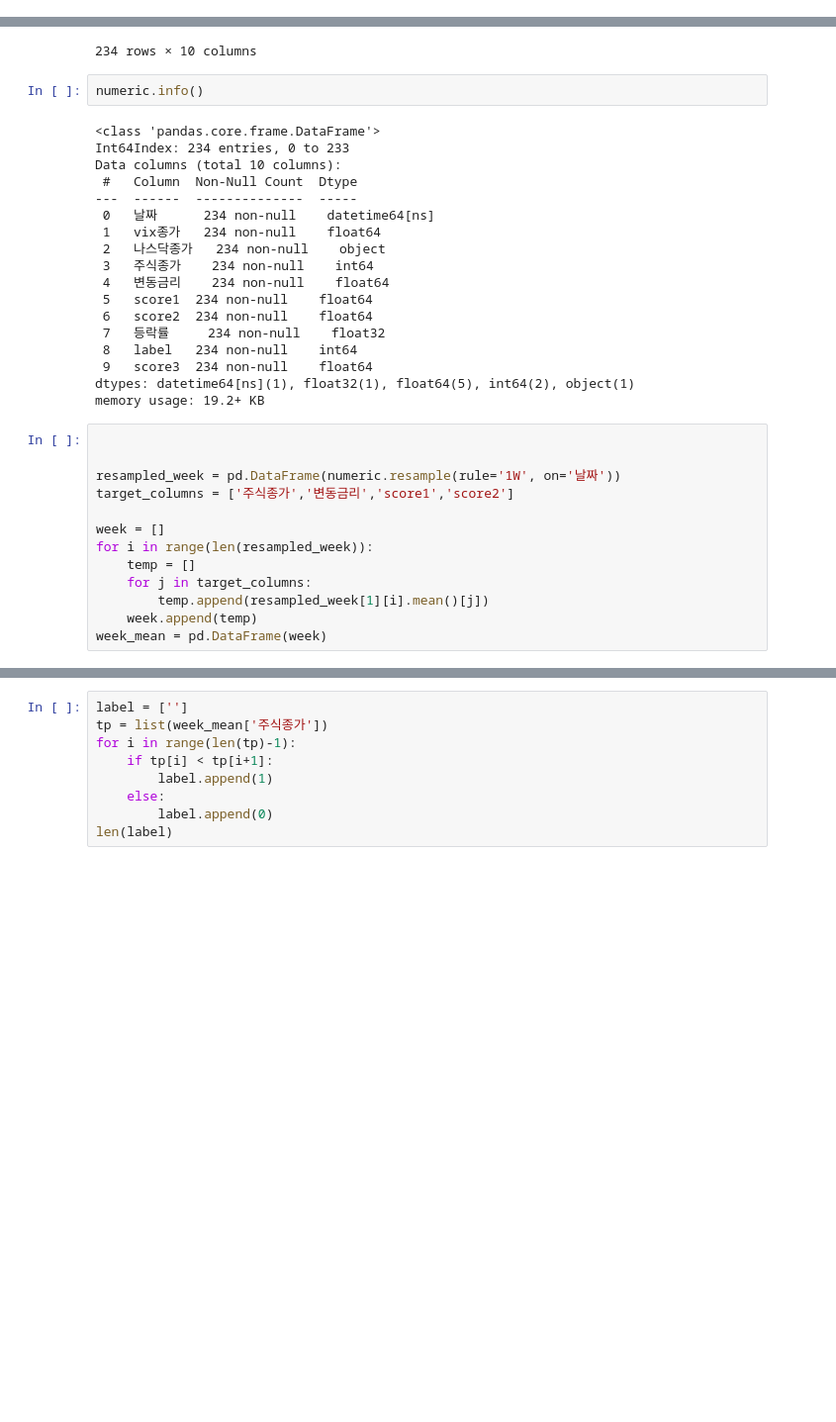
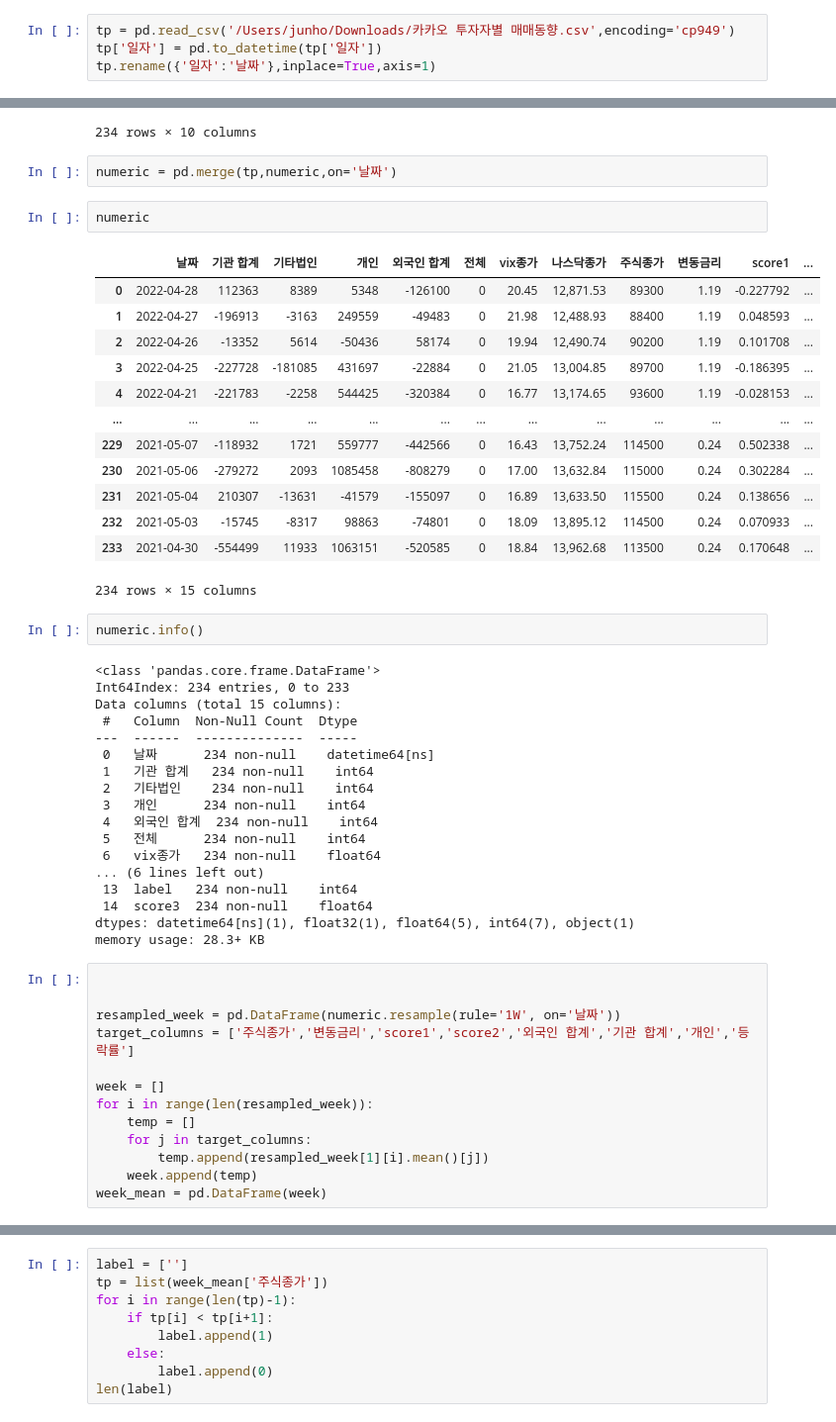
Before and after one commit to jjh0987/big_data_prac, a Jupyter notebook: big_data/lecture/week18/final07.ipynb, the cells around one changed output, grey strips where cells are left out. Shown at 99% size. Saved outputs shown, nothing was run; the diff lists cells and outputs as text; blank space fills up the shorter version.

```diff
--- a/big_data/lecture/week18/final07.ipynb
+++ b/big_data/lecture/week18/final07.ipynb
@@ -192,6 +192,10 @@ Data columns (total 10 columns):
  9   score3  234 non-null    float64
 dtypes: datetime64[ns](1), float32(1), float64(5), int64(2), object(1)
 memory usage: 19.2+ KB
+# %%
+tp = pd.read_csv('/Users/junho/Downloads/카카오 투자자별 매매동향.csv',encoding='cp949')
+tp['일자'] = pd.to_datetime(tp['일자'])
+tp.rename({'일자':'날짜'},inplace=True,axis=1)
 # %%
 numeric
 # %% [output]
@@ -208,31 +212,49 @@ numeric
 | 232 | 2022-04-27 | 21.98 | 12,488.93 | 88400 | 1.19 | 0.048593 | 0.238457 | -2.00 | 0 | 0.121720 |
 | 233 | 2022-04-28 | 20.45 | 12,871.53 | 89300 | 1.19 | -0.227792 | -0.623107 | 1.02 | 1 | -0.350190 |
 234 rows × 10 columns
+# %%
+numeric = pd.merge(tp,numeric,on='날짜')
+# %%
+numeric
+# %% [output]
+|  | 날짜 | 기관 합계 | 기타법인 | 개인 | 외국인 합계 | 전체 | vix종가 | 나스닥종가 | 주식종가 | 변동금리 | score1 | ... |
+| 0 | 2022-04-28 | 112363 | 8389 | 5348 | -126100 | 0 | 20.45 | 12,871.53 | 89300 | 1.19 | -0.227792 | ... |
+| 1 | 2022-04-27 | -196913 | -3163 | 249559 | -49483 | 0 | 21.98 | 12,488.93 | 88400 | 1.19 | 0.048593 | ... |
+| 2 | 2022-04-26 | -13352 | 5614 | -50436 | 58174 | 0 | 19.94 | 12,490.74 | 90200 | 1.19 | 0.101708 | ... |
+| 3 | 2022-04-25 | -227728 | -181085 | 431697 | -22884 | 0 | 21.05 | 13,004.85 | 89700 | 1.19 | -0.186395 | ... |
+| 4 | 2022-04-21 | -221783 | -2258 | 544425 | -320384 | 0 | 16.77 | 13,174.65 | 93600 | 1.19 | -0.028153 | ... |
+| ... | ... | ... | ... | ... | ... | ... | ... | ... | ... | ... | ... | ... |
+| 229 | 2021-05-07 | -118932 | 1721 | 559777 | -442566 | 0 | 16.43 | 13,752.24 | 114500 | 0.24 | 0.502338 | ... |
+| 230 | 2021-05-06 | -279272 | 2093 | 1085458 | -808279 | 0 | 17.00 | 13,632.84 | 115000 | 0.24 | 0.302284 | ... |
+| 231 | 2021-05-04 | 210307 | -13631 | -41579 | -155097 | 0 | 16.89 | 13,633.50 | 115500 | 0.24 | 0.138656 | ... |
+| 232 | 2021-05-03 | -15745 | -8317 | 98863 | -74801 | 0 | 18.09 | 13,895.12 | 114500 | 0.24 | 0.070933 | ... |
+| 233 | 2021-04-30 | -554499 | 11933 | 1063151 | -520585 | 0 | 18.84 | 13,962.68 | 113500 | 0.24 | 0.170648 | ... |
+234 rows × 15 columns
 # %%
 numeric.info()
 # %% [output]
 <class 'pandas.core.frame.DataFrame'>
 Int64Index: 234 entries, 0 to 233
-Data columns (total 10 columns):
+Data columns (total 15 columns):
  #   Column  Non-Null Count  Dtype
 ---  ------  --------------  -----
  0   날짜      234 non-null    datetime64[ns]
- 1   vix종가   234 non-null    float64
- 2   나스닥종가   234 non-null    object
- 3   주식종가    234 non-null    int64
- 4   변동금리    234 non-null    float64
- 5   score1  234 non-null    float64
- 6   score2  234 non-null    float64
- 7   등락률     234 non-null    float32
- 8   label   234 non-null    int64
- 9   score3  234 non-null    float64
-dtypes: datetime64[ns](1), float32(1), float64(5), int64(2), object(1)
-memory usage: 19.2+ KB
+ 1   기관 합계   234 non-null    int64
+ 2   기타법인    234 non-null    int64
+ 3   개인      234 non-null    int64
+ 4   외국인 합계  234 non-null    int64
+ 5   전체      234 non-null    int64
+ 6   vix종가   234 non-null    float64
+... (6 lines left out)
+ 13  label   234 non-null    int64
+ 14  score3  234 non-null    float64
+dtypes: datetime64[ns](1), float32(1), float64(5), int64(7), object(1)
+memory usage: 28.3+ KB
 # %%
 
 
 resampled_week = pd.DataFrame(numeric.resample(rule='1W', on='날짜'))
-target_columns = ['주식종가','변동금리','score1','score2']
+target_columns = ['주식종가','변동금리','score1','score2','외국인 합계','기관 합계','개인','등락률']
 
 week = []
 for i in range(len(resampled_week)):
```
Also changed, not shown: parts of 28 cells of this notebook, 5 other files.
